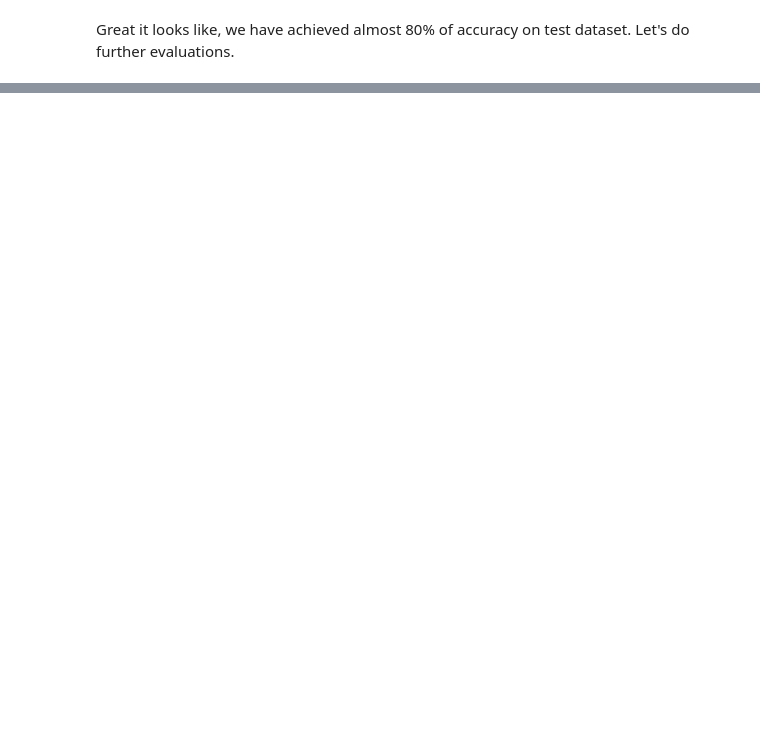
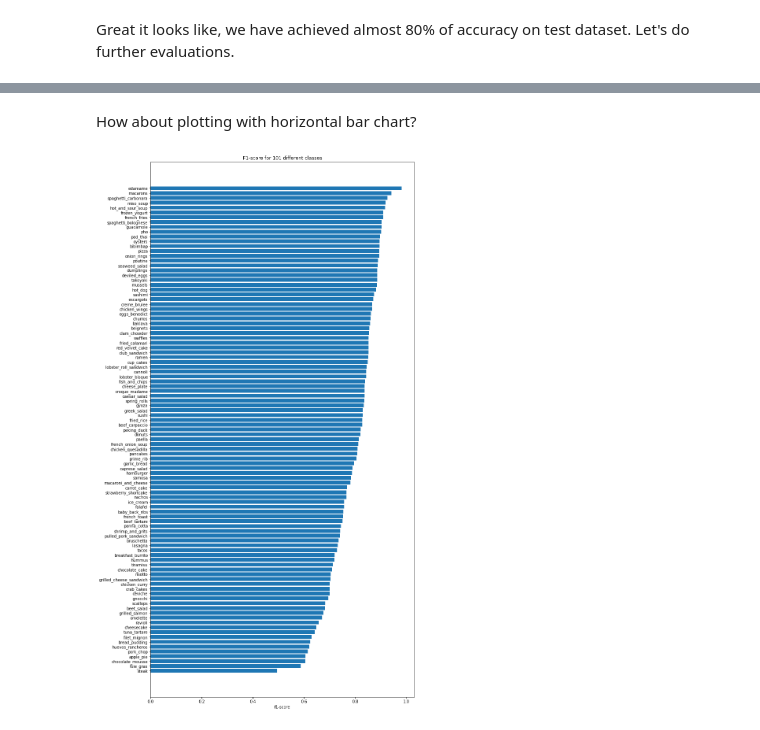
Before and after one commit to SaketMunda/wikifoodia, a Jupyter notebook: food_vision101_with_tensorflow.ipynb, the cells around one changed output, grey strips where cells are left out. Saved outputs shown, nothing was run; the diff lists cells and outputs as text; code cells hidden in the pictures; blank space fills up the shorter version.

Commit message:
evaluating with classification report

```diff
--- a/food_vision101_with_tensorflow.ipynb
+++ b/food_vision101_with_tensorflow.ipynb
@@ -746,0 +779,4 @@ Great it looks like, we have achieved almost 80% of accuracy on test dataset. Le
+# %%
+pred_classes = pred_probs.argmax(axis=1)
+
+pred_classes[:10]
@@ -746,0 +820,6 @@ Great it looks like, we have achieved almost 80% of accuracy on test dataset. Le
+# %%
+from sklearn.metrics import classification_report
+
+classification_report_dict = classification_report(y_labels, pred_classes, output_dict=True)
+
+classification_report_dict
@@ -746,0 +846,15 @@ Great it looks like, we have achieved almost 80% of accuracy on test dataset. Le
+# %%
+f1_score = {}
+precision = {}
+recall = {}
+
+for k,v in classification_report_dict.items():
+  if k == 'accuracy':
+    break
+  else:
+    key = class_names[int(k)]
+    f1_score[key] = v['f1-score']
+    precision[key] = v['precision']
+    recall[key] = v['recall']
+
+f1_score
@@ -746,0 +881,6 @@ Great it looks like, we have achieved almost 80% of accuracy on test dataset. Le
+# %%
+import pandas as pd
+
+f1_score_df = pd.DataFrame({'class_names':list(f1_score.keys()),
+                            'f1_score':list(f1_score.values())}).sort_values(by='f1_score', ascending=False)
+f1_score_df
@@ -746,0 +901,16 @@ Great it looks like, we have achieved almost 80% of accuracy on test dataset. Le
+# %% [markdown]
+How about plotting with horizontal bar chart?
+# %%
+import matplotlib.pyplot as plt
+
+fig, ax = plt.subplots(figsize=(12,25))
+
+scores = ax.barh(range(len(f1_score_df)), f1_score_df['f1_score'].values)
+
+ax.set(yticks=range(len(f1_score_df)),
+       yticklabels=list(f1_score_df['class_names']),
+       xlabel='f1-score',
+       title='F1-score for 101 different classes')
+ax.invert_yaxis();
+# %% [output]
+[figure, added]
```
Also changed, not shown: parts of 34 cells of this notebook.
